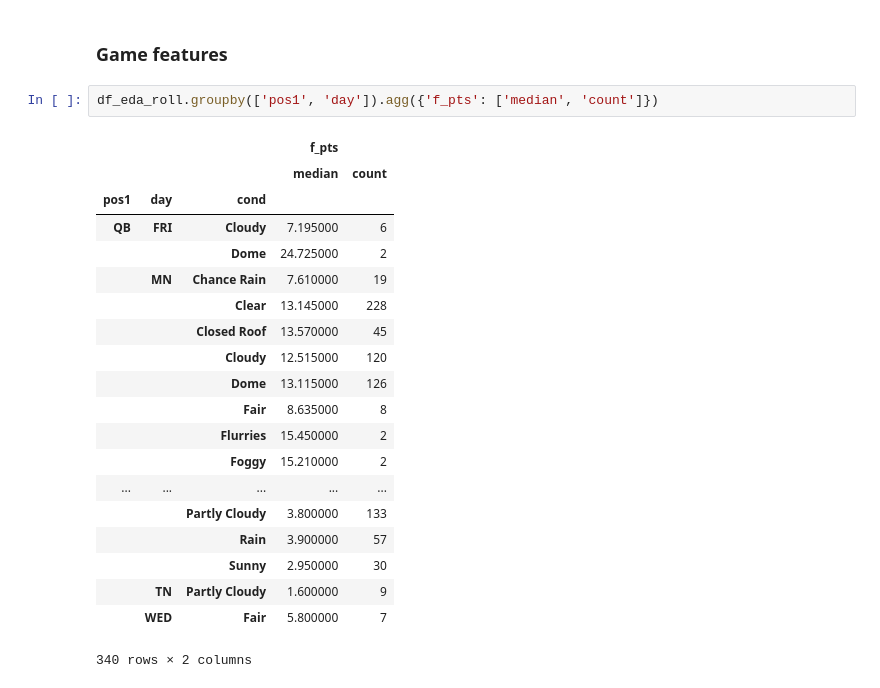
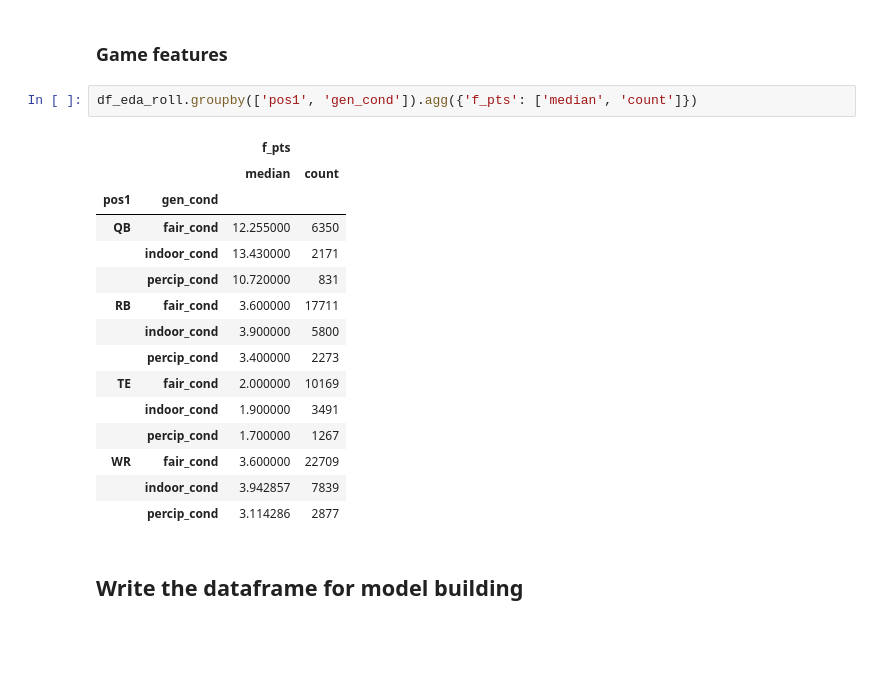
Before and after one commit to jchristo12/fantasy_football, a Jupyter notebook: analysis/feature_analysis.ipynb, the cells around one changed output. Saved outputs shown, nothing was run; the diff lists cells and outputs as text; blank space fills up the shorter version.

```diff
--- a/analysis/feature_analysis.ipynb
+++ b/analysis/feature_analysis.ipynb
@@ -626,25 +659,22 @@ sb.scatterplot(x='cusum_py', y='f_pts',
 # %% [markdown]
 ### Game features
 # %%
-df_eda_roll.groupby(['pos1', 'day']).agg({'f_pts': ['median', 'count']})
+df_eda_roll.groupby(['pos1', 'gen_cond']).agg({'f_pts': ['median', 'count']})
 # %% [output]
-|  |  |  | f_pts |  |
-|  |  |  | median | count |
-| pos1 | day | cond |  |  |
-| QB | FRI | Cloudy | 7.195000 | 6 |
-|  |  | Dome | 24.725000 | 2 |
-|  | MN | Chance Rain | 7.610000 | 19 |
-|  |  | Clear | 13.145000 | 228 |
-|  |  | Closed Roof | 13.570000 | 45 |
-|  |  | Cloudy | 12.515000 | 120 |
-|  |  | Dome | 13.115000 | 126 |
-|  |  | Fair | 8.635000 | 8 |
-|  |  | Flurries | 15.450000 | 2 |
-|  |  | Foggy | 15.210000 | 2 |
-| ... | ... | ... | ... | ... |
-|  |  | Partly Cloudy | 3.800000 | 133 |
-|  |  | Rain | 3.900000 | 57 |
-|  |  | Sunny | 2.950000 | 30 |
-|  | TN | Partly Cloudy | 1.600000 | 9 |
-|  | WED | Fair | 5.800000 | 7 |
+|  |  | f_pts |  |
+|  |  | median | count |
+| pos1 | gen_cond |  |  |
+| QB | fair_cond | 12.255000 | 6350 |
+|  | indoor_cond | 13.430000 | 2171 |
+|  | percip_cond | 10.720000 | 831 |
+| RB | fair_cond | 3.600000 | 17711 |
+|  | indoor_cond | 3.900000 | 5800 |
+|  | percip_cond | 3.400000 | 2273 |
+| TE | fair_cond | 2.000000 | 10169 |
+|  | indoor_cond | 1.900000 | 3491 |
+|  | percip_cond | 1.700000 | 1267 |
+| WR | fair_cond | 3.600000 | 22709 |
+|  | indoor_cond | 3.942857 | 7839 |
+|  | percip_cond | 3.114286 | 2877 |
-340 rows × 2 columns
+# %% [markdown]
+## Write the dataframe for model building
```
Also changed, not shown: parts of 17 cells of this notebook.
